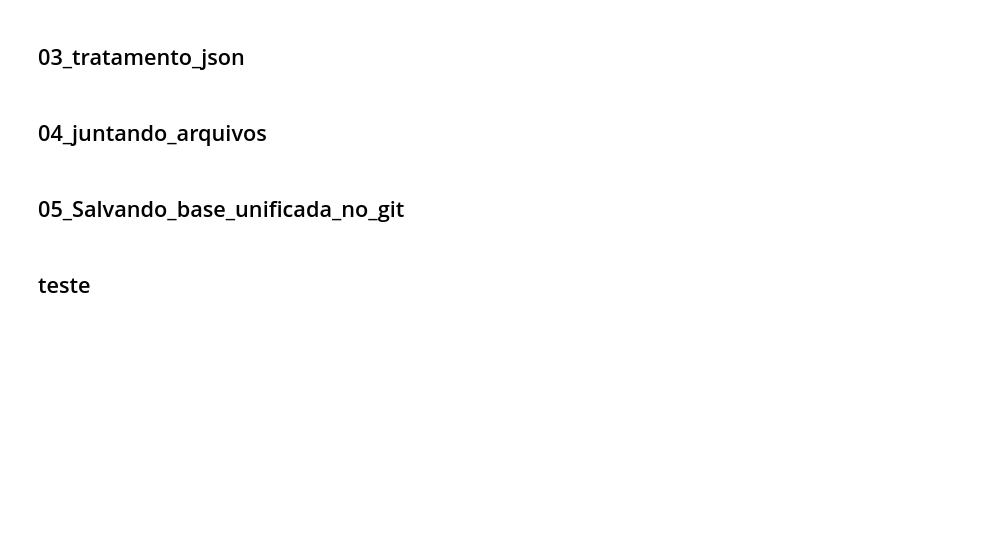
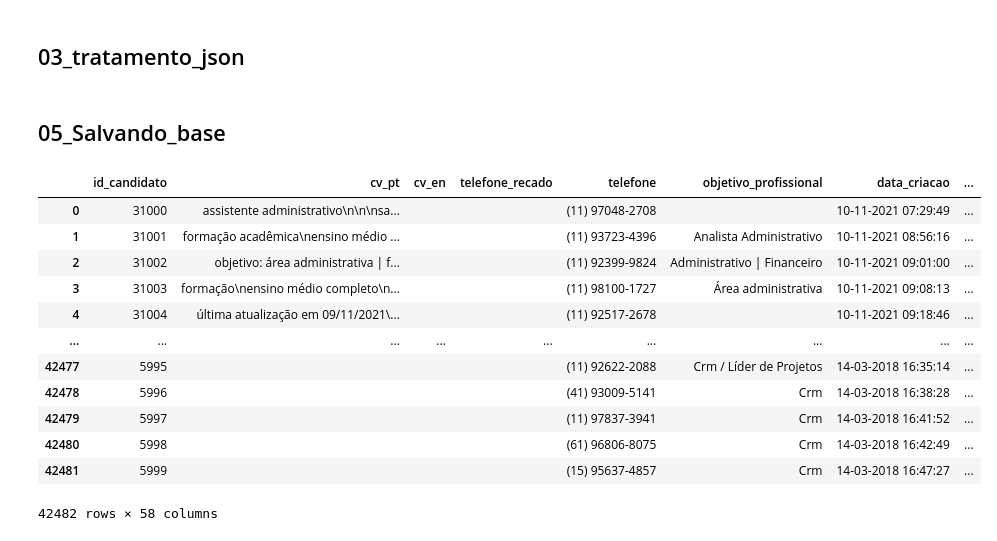
Before and after one commit to Kinrider/tech_challenge_5, a Jupyter notebook: 02_scripts/00_ETL_modelo.ipynb, the cells around one changed output. Cells and saved outputs as stored; diff of their text form; code cells hidden in the pictures; blank space fills up the shorter version.

```diff
--- a/02_scripts/00_ETL_modelo.ipynb
+++ b/02_scripts/00_ETL_modelo.ipynb
@@ -86,5 +86,3 @@ prefixos_para_remover_applicants = [
 
 for prefixo in prefixos_para_remover_applicants:
     df_applicants.columns = df_applicants.columns.str.replace(f'^{prefixo}', '', regex=True)
-# %% [markdown]
-## 04_juntando_arquivos
@@ -97,2 +89,18 @@ df_geral = df_inter.merge(df_vagas, on="id_vaga", how="left", suffixes=('', '_ta
 # %% [markdown]
-## 05_Salvando_base_unificada_no_git
+## 05_Salvando_base
+# %%
+df_applicants
+# %% [output]
+|  | id_candidato | cv_pt | cv_en | telefone_recado | telefone | objetivo_profissional | data_criacao | ... |
+| 0 | 31000 | assistente administrativo\n\n\nsa... |  |  | (11) 97048-2708 |  | 10-11-2021 07:29:49 | ... |
+| 1 | 31001 | formação acadêmica\nensino médio ... |  |  | (11) 93723-4396 | Analista Administrativo | 10-11-2021 08:56:16 | ... |
+| 2 | 31002 | objetivo: área administrativa | f... |  |  | (11) 92399-9824 | Administrativo | Financeiro | 10-11-2021 09:01:00 | ... |
+| 3 | 31003 | formação\nensino médio completo\n... |  |  | (11) 98100-1727 | Área administrativa | 10-11-2021 09:08:13 | ... |
+| 4 | 31004 | última atualização em 09/11/2021\... |  |  | (11) 92517-2678 |  | 10-11-2021 09:18:46 | ... |
+| ... | ... | ... | ... | ... | ... | ... | ... | ... |
+| 42477 | 5995 |  |  |  | (11) 92622-2088 | Crm / Líder de Projetos | 14-03-2018 16:35:14 | ... |
+| 42478 | 5996 |  |  |  | (41) 93009-5141 | Crm | 14-03-2018 16:38:28 | ... |
+| 42479 | 5997 |  |  |  | (11) 97837-3941 | Crm | 14-03-2018 16:41:52 | ... |
+| 42480 | 5998 |  |  |  | (61) 96806-8075 | Crm | 14-03-2018 16:42:49 | ... |
+| 42481 | 5999 |  |  |  | (15) 95637-4857 | Crm | 14-03-2018 16:47:27 | ... |
+42482 rows × 58 columns
@@ -104,2 +110,0 @@ df_geral.to_csv(Caminho + arquivo, encoding ="utf8" , sep=";" ,index=False)
-# %% [markdown]
-## teste
```
Also changed, not shown: parts of 12 cells of this notebook, 1 other file.
